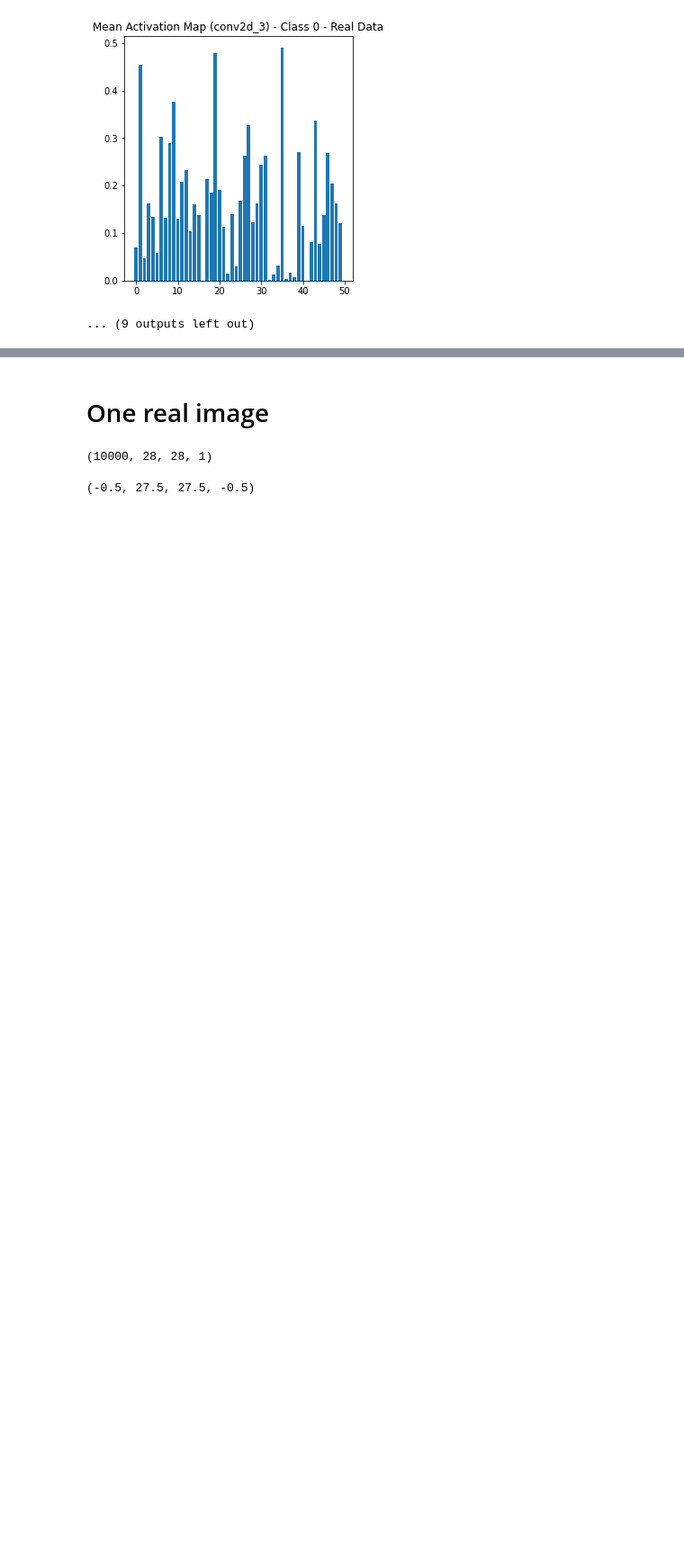
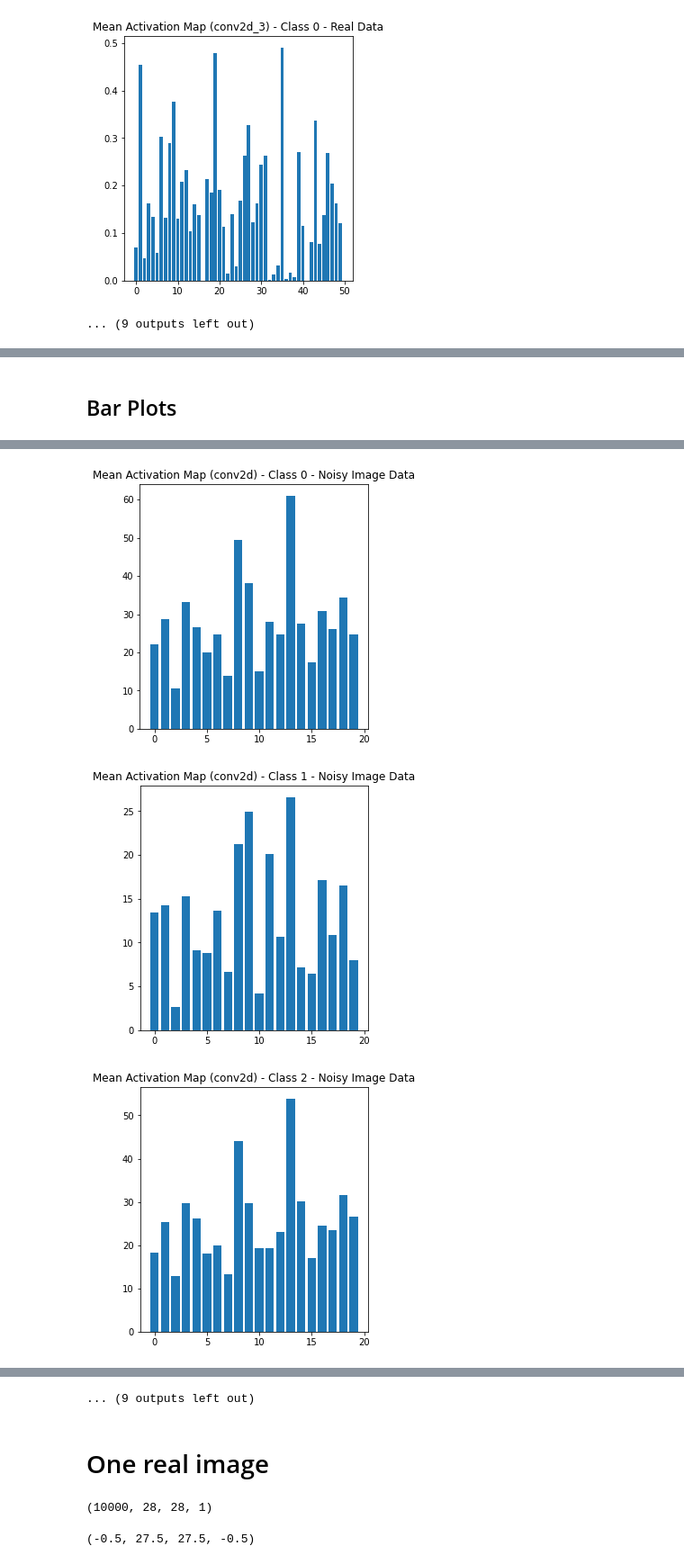
Before and after one commit to phycem/White-Noise-Analysis-of-Convolutional-Neural-Networks--MNIST--Fashion-MNIST, a Jupyter notebook: Activation_Layers_MNIST_with_Model.ipynb, the cells around one changed output, grey strips where cells are left out. Shown at 90% size. Cells and saved outputs as stored; diff of their text form; code cells hidden in the pictures; blank space fills up the shorter version.

```diff
--- a/Activation_Layers_MNIST_with_Model.ipynb
+++ b/Activation_Layers_MNIST_with_Model.ipynb
@@ -318,0 +464,39 @@ for layer_name, feature_map_real in zip(layer_names, successive_feature_maps_rea
+# %% [markdown]
+## Bar Plots
+# %%
+# Define a new Model to get intermediate representations for all layers in the previous model after the first.
+successive_outputs = [layer.output for layer in model.layers[1:]]
+visualization_model = tf.keras.models.Model(inputs=model.input, outputs=successive_outputs)
+
+# Get the intermediate representations for real data
+successive_feature_maps_real = visualization_model.predict(all_noise_maps)
+
+# Retrieve the names of the layers
+layer_names = [layer.name for layer in model.layers]
+
+# Loop over the layers
+for layer_name, feature_map_noise in zip(layer_names, successive_feature_maps_real):
+  if 'conv' not in layer_name:
+    continue
+
+  # Get the number of filters in the current layer
+  n_filters = feature_map_noise.shape[-1]
+
+  # Define the digits to generate noise maps for
+  num_classes = [0, 1, 2, 3, 4, 5, 6, 7, 8, 9]
+  # Loop over the classes
+  for class_idx in num_classes:
+    # Select the feature maps that correspond to the target class
+    target_indices = np.where(all_labels == class_idx)[0]
+    feature_maps_noise = feature_map_noise[target_indices]
+
+    # Get the mean activation maps for real data and noise data separately
+    mean_activation_map_noise = np.mean(feature_maps_noise, axis=(0,1,2))
+
+    # Plot the mean activation maps for real and noise data side by side
+    plt.figure(figsize=(10,5))
+    plt.subplot(1,2,1)
+    plt.title(f"Mean Activation Map ({layer_name}) - Class {class_idx} - Noisy Image Data")
+    plt.bar(range(n_filters), mean_activation_map_noise)
+    plt.show()
+# %% [output]
@@ -318,0 +504,3 @@ for layer_name, feature_map_real in zip(layer_names, successive_feature_maps_rea
+[figure, added]
+[figure, added]
+[figure, added]
@@ -319,3 +515,4 @@ for layer_name, feature_map_real in zip(layer_names, successive_feature_maps_rea
+... (9 outputs left out)
 # %% [markdown]
 # One real image
 # %%
```
Also changed, not shown: parts of 11 cells of this notebook.
